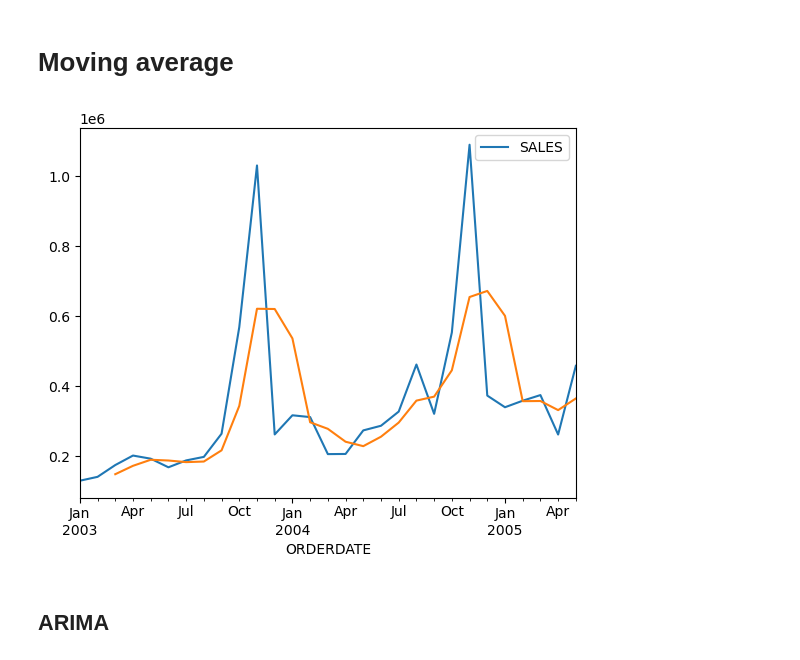
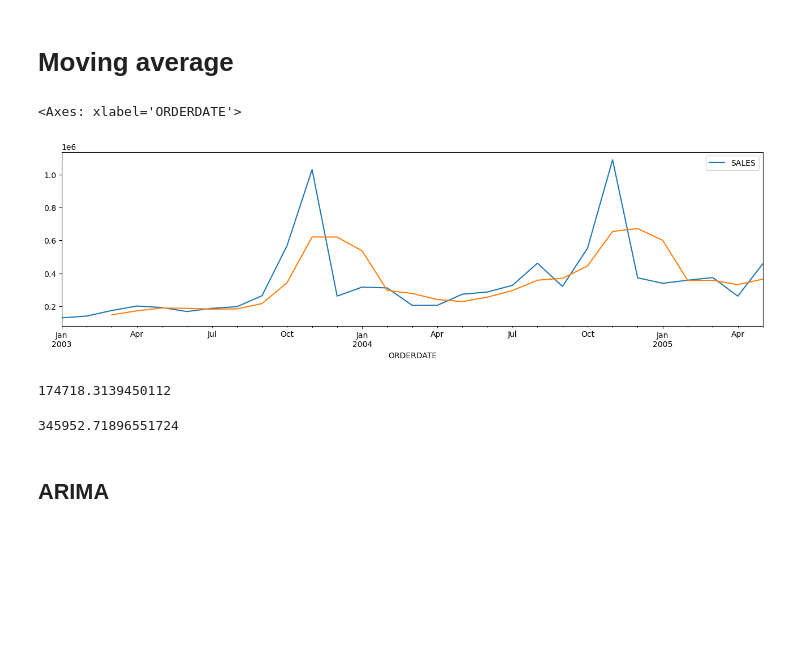
Before and after one commit to Playdead1709/Sales_Forecasting_Internship, a Jupyter notebook: assignment3.ipynb, the cells around one changed output. Cells and saved outputs as stored; diff of their text form; code cells hidden in the pictures; blank space fills up the shorter version.

```diff
--- a/assignment3.ipynb
+++ b/assignment3.ipynb
@@ -124,9 +148,22 @@ pred.plot()
 # Moving average
 # %%
 df.plot()
-MOV= df['SALES'].rolling(window=3).mean().plot()
+MOV = df['SALES'].rolling(window=3).mean()
+MOV.plot()
 # %% [output]
+<Axes: xlabel='ORDERDATE'>
-[figure, old version]
+[figure, new version]
+# %%
+#removing null values and checking for error
+mov=MOV.iloc[3:]
+p=df.iloc[3:]
+print(error_check(p,mov))
+# %% [output]
+174718.3139450112
+# %%
+df.SALES.mean()
+# %% [output]
+345952.71896551724
 # %% [markdown]
 ## ARIMA
 # %%
```
Also changed, not shown: parts of 62 cells of this notebook.
